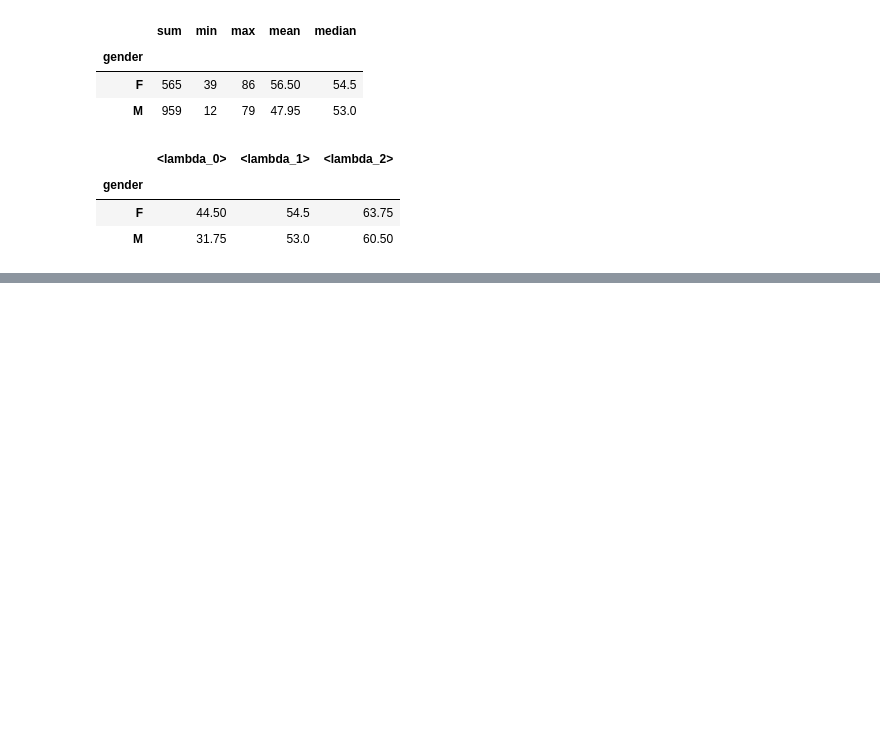
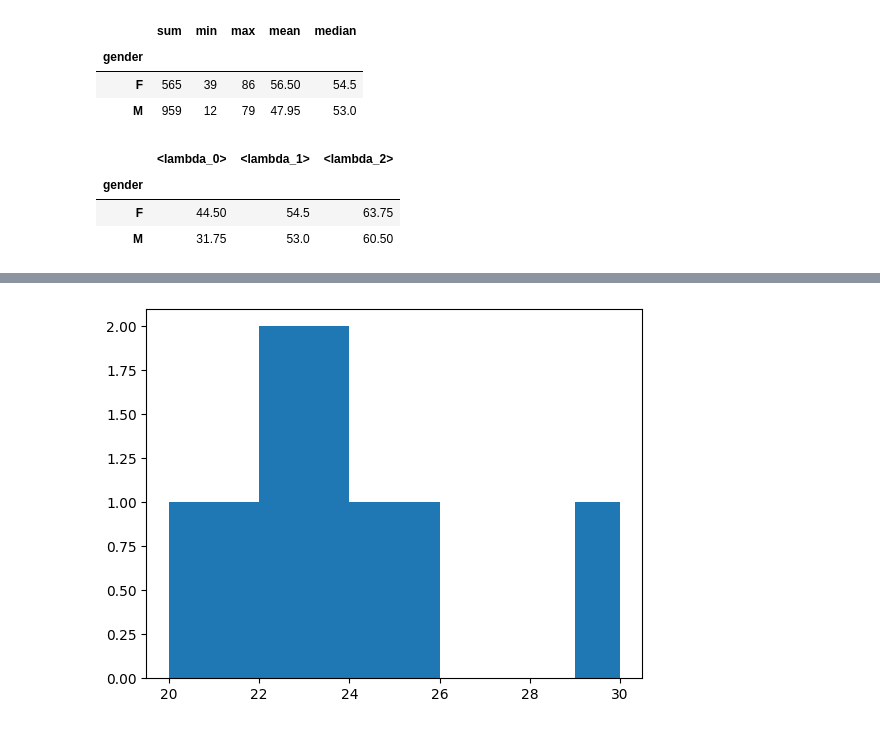
Before and after one commit to chayojun/EMS_Python_Analysis, a Jupyter notebook: scr/04_data_preprocessing.ipynb, the cells around one changed output, grey strips where cells are left out. Saved outputs shown, nothing was run; the diff lists cells and outputs as text; code cells hidden in the pictures; blank space fills up the shorter version.

```diff
--- a/scr/04_data_preprocessing.ipynb
+++ b/scr/04_data_preprocessing.ipynb
@@ -449,0 +518,9 @@ df2["final_score"].agg([
+# %%
+import matplotlib.pyplot as plt
+
+ages = [20,21,22,22,23,23,24,25,30]
+
+plt.hist(ages) # ages 값들의 count를 시각화
+plt.show()
+# %% [output]
+[figure, added]
```
Also changed, not shown: parts of 11 cells of this notebook.
